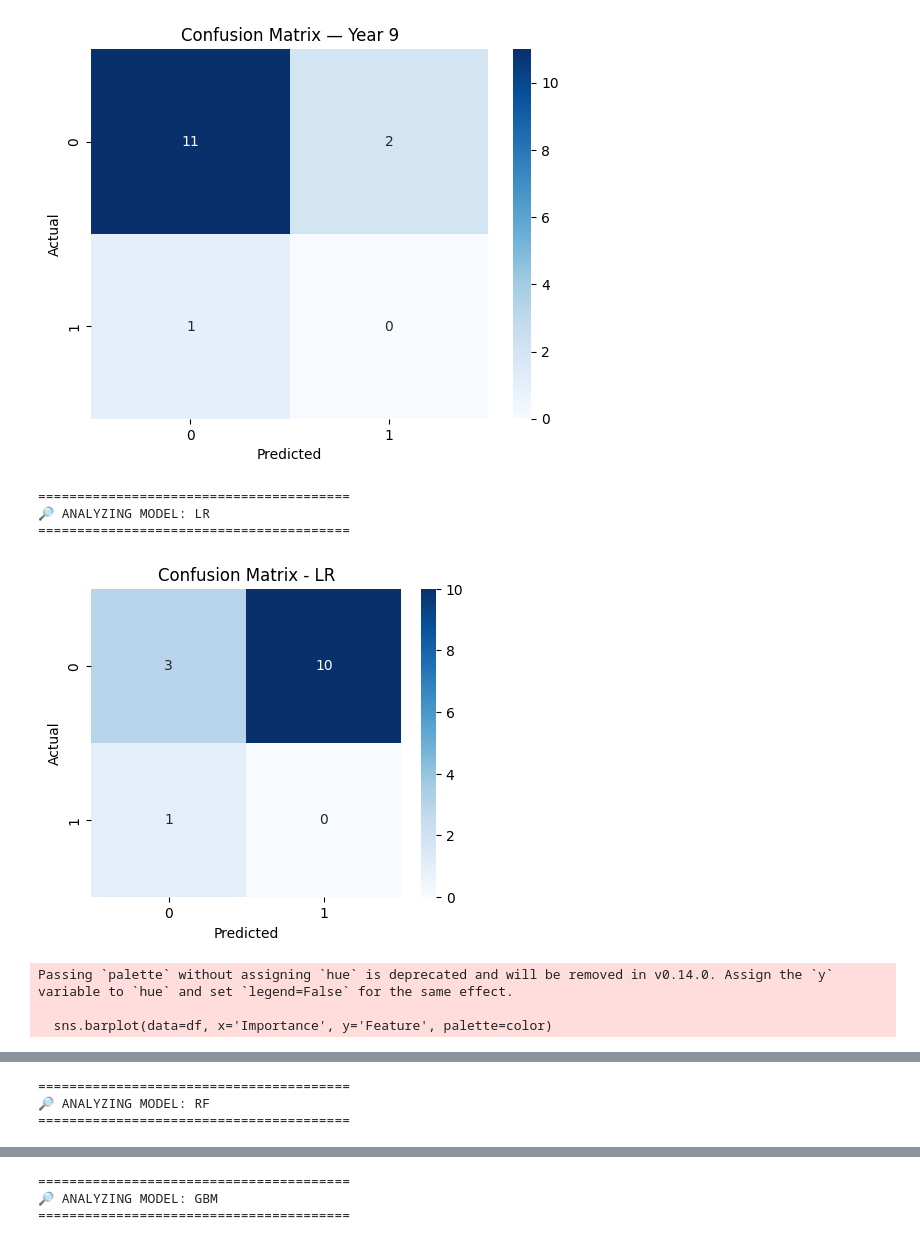
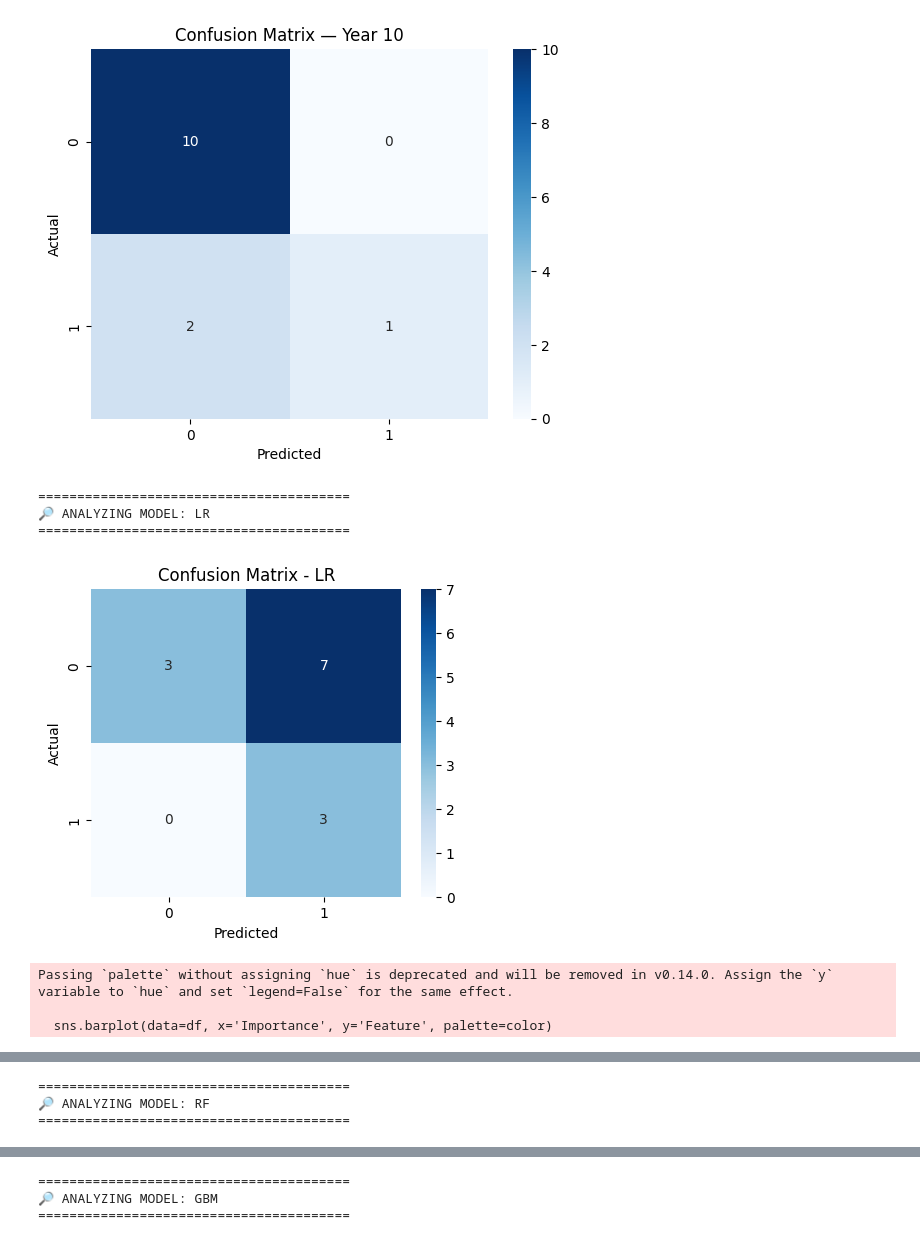
Before and after one commit to torradoov/Data_Mining-WNBA, a Jupyter notebook: 04_b)_coach_prediction.ipynb, the cells around one changed output, grey strips where cells are left out. Saved outputs shown, nothing was run; the diff lists cells and outputs as text; code cells hidden in the pictures.

```diff
--- a/04_b)_coach_prediction.ipynb
+++ b/04_b)_coach_prediction.ipynb
@@ -1077,7 +1026,7 @@ target = "mid_season_change"
 min_stints = final_df.groupby(["tmID", "year"])["stint"].transform("min")
 valid_data = final_df[final_df["stint"] == min_stints].dropna(subset=[target]).copy()
 
-target_year = 9
+target_year = 10
 train_data = valid_data[valid_data["year"] < target_year]
 test_data  = valid_data[valid_data["year"] == target_year]
 
@@ -1250,8 +1198,8 @@ Final Set: {'HOU', 'NYL'}
-[figure, old version]
+[figure, new version]
 ========================================
 🔎 ANALYZING MODEL: LR
 ========================================
-[figure, old version]
+[figure, new version]
 Passing `palette` without assigning `hue` is deprecated and will be removed in v0.14.0. Assign the `y` variable to `hue` and set `legend=False` for the same effect.
 
   sns.barplot(data=df, x='Importance', y='Feature', palette=color)
```
Also changed, not shown: parts of 8 cells of this notebook, 1 other file.
